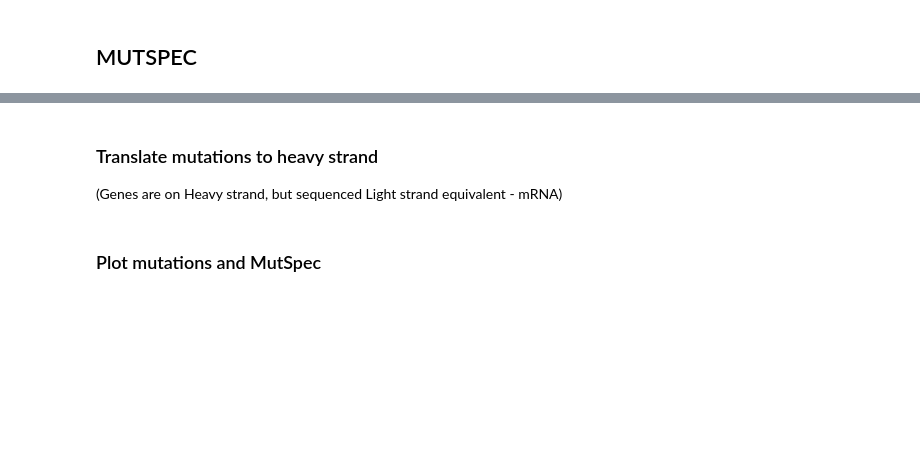
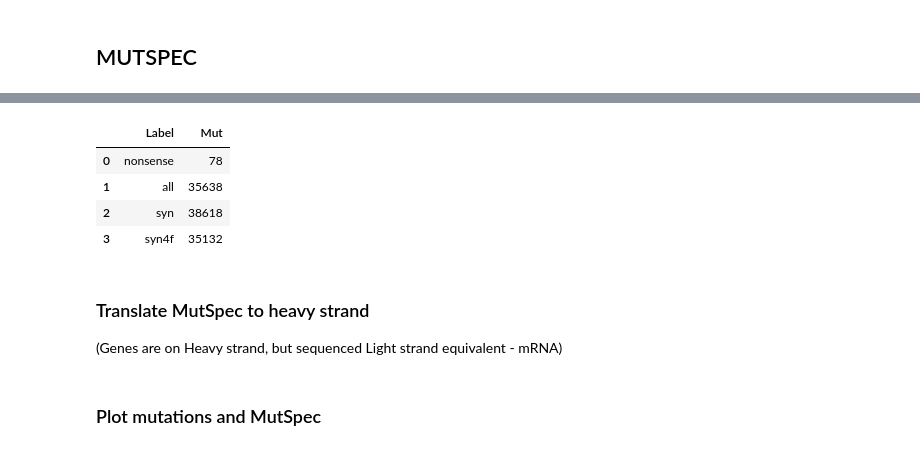
Before and after one commit to kpotoh/birds, a Jupyter notebook: nb/mut_extraction_nematoda.ipynb, the cells around one changed output, grey strips where cells are left out. Saved outputs shown, nothing was run; the diff lists cells and outputs as text; code cells hidden in the pictures; blank space fills up the shorter version.

```diff
--- a/nb/mut_extraction_nematoda.ipynb
+++ b/nb/mut_extraction_nematoda.ipynb
@@ -110,5 +130,20 @@ edge_mutspec_ff = pd.read_csv("../data/processed/nematoda_mutspec_ff.csv")
+# %%
+_mutations_description = mutations[
+    (mutations.RefNucl.isin(list("ACGT"))) &
+    (mutations.AltNucl.isin(list("ACGT")))
+].groupby("Label").Mut.count().reset_index()
+_mutations_description["Label"] = _mutations_description.Label.map(
+    {-1: "nonsense", 0: "all", 1: "syn", 2: "syn4f"})
+
+_mutations_description
+# %% [output]
+|  | Label | Mut |
+| 0 | nonsense | 78 |
+| 1 | all | 35638 |
+| 2 | syn | 38618 |
+| 3 | syn4f | 35132 |
 # %% [markdown]
-### Translate mutations to heavy strand
+### Translate MutSpec to heavy strand
 
 (Genes are on Heavy strand, but sequenced Light strand equivalent - mRNA)
 # %%
```
Also changed, not shown: parts of 6 cells of this notebook.
